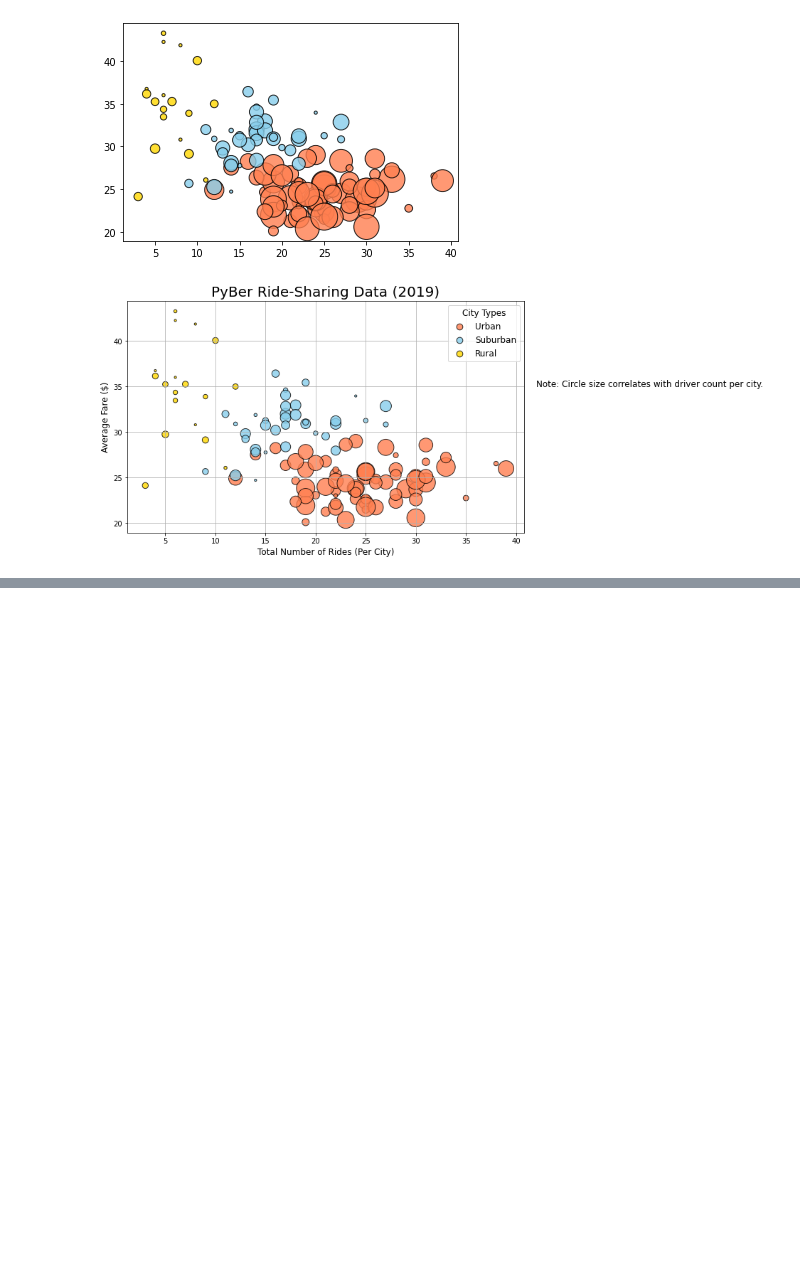
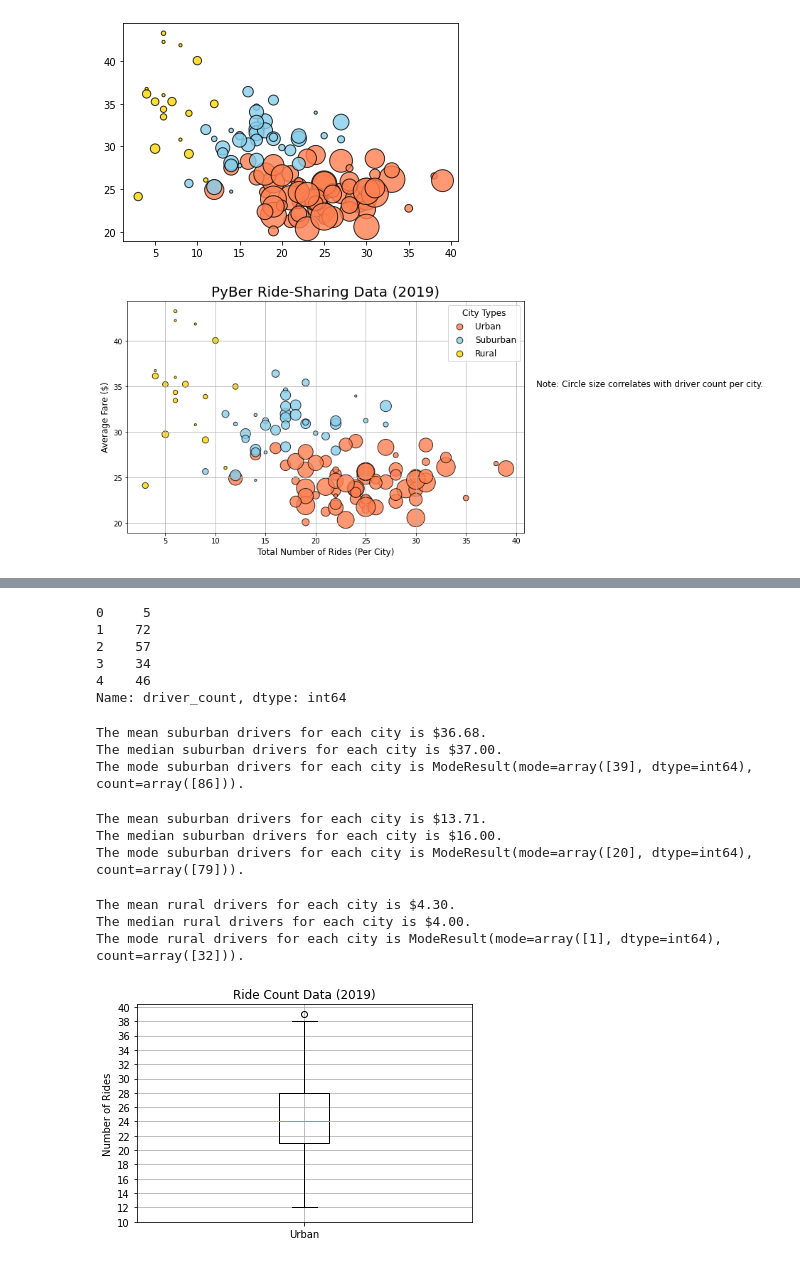
Before and after one commit to Yahel-Epel/PyBer_Analysis_with_Matplotlib, a Jupyter notebook: PyBer.ipynb, the cells around one changed output, grey strips where cells are left out. Saved outputs shown, nothing was run; the diff lists cells and outputs as text; code cells hidden in the pictures; blank space fills up the shorter version.

```diff
--- a/PyBer.ipynb
+++ b/PyBer.ipynb
@@ -389,0 +594,70 @@ plt.show()
+# %%
+# Get the driver count data from the urban cities.
+urban_drivers = urban_cities_df['driver_count']
+urban_drivers.head()
+# %% [output]
+0     5
+1    72
+2    57
+3    34
+4    46
+Name: driver_count, dtype: int64
+# %%
+# Calculate the measures of central tendency for the average fare for the urban cities.
+mean_urban_drivers = np.mean(urban_drivers)
+print(f"The mean suburban drivers for each city is ${mean_urban_drivers:.2f}.")
+
+median_urban_drivers = np.median(urban_drivers)
+print(f"The median suburban drivers for each city is ${median_urban_drivers:.2f}.")
+
+mode_urban_drivers = sts.mode(urban_drivers)
+print(f"The mode suburban drivers for each city is {mode_urban_drivers}.")
+# %% [output]
+The mean suburban drivers for each city is $36.68.
+The median suburban drivers for each city is $37.00.
+The mode suburban drivers for each city is ModeResult(mode=array([39], dtype=int64), count=array([86])).
+# %%
+# Get the driver count data from the urban cities.
+suburban_drivers = suburban_cities_df['driver_count']
+# Calculate the measures of central tendency for the average fare for the urban cities.
+mean_suburban_drivers = np.mean(suburban_drivers)
+print(f"The mean suburban drivers for each city is ${mean_suburban_drivers:.2f}.")
+
+median_suburban_drivers = np.median(suburban_drivers)
+print(f"The median suburban drivers for each city is ${median_suburban_drivers:.2f}.")
+
+mode_suburban_drivers = sts.mode(suburban_drivers)
+print(f"The mode suburban drivers for each city is {mode_suburban_drivers}.")
+# %% [output]
+The mean suburban drivers for each city is $13.71.
+The median suburban drivers for each city is $16.00.
+The mode suburban drivers for each city is ModeResult(mode=array([20], dtype=int64), count=array([79])).
+# %%
+# Get the driver count data from the suburban cities.
+rural_drivers = rural_cities_df['driver_count']
+# Calculate the measures of central tendency for the average fare for the suburban cities.
+mean_rural_drivers = np.mean(rural_drivers)
+print(f"The mean rural drivers for each city is ${mean_rural_drivers:.2f}.")
+
+median_rural_drivers = np.median(rural_drivers)
+print(f"The median rural drivers for each city is ${median_rural_drivers:.2f}.")
+
+mode_rural_drivers = sts.mode(rural_drivers)
+print(f"The mode rural drivers for each city is {mode_rural_drivers}.")
+# %% [output]
+The mean rural drivers for each city is $4.30.
+The median rural drivers for each city is $4.00.
+The mode rural drivers for each city is ModeResult(mode=array([1], dtype=int64), count=array([32])).
+# %%
+# Create a box-and-whisker plot for the urban cities ride count.
+x_labels = ["Urban"]
+fig, ax = plt.subplots()
+ax.boxplot(urban_ride_count, labels=x_labels)
+# Add the title, y-axis label and grid.
+ax.set_title('Ride Count Data (2019)')
+ax.set_ylabel('Number of Rides')
+ax.set_yticks(np.arange(10, 41, step=2.0))
+ax.grid()
+plt.show()
+# %% [output]
+[figure, added]
```
Also changed, not shown: parts of 31 cells of this notebook, 3 other files.
